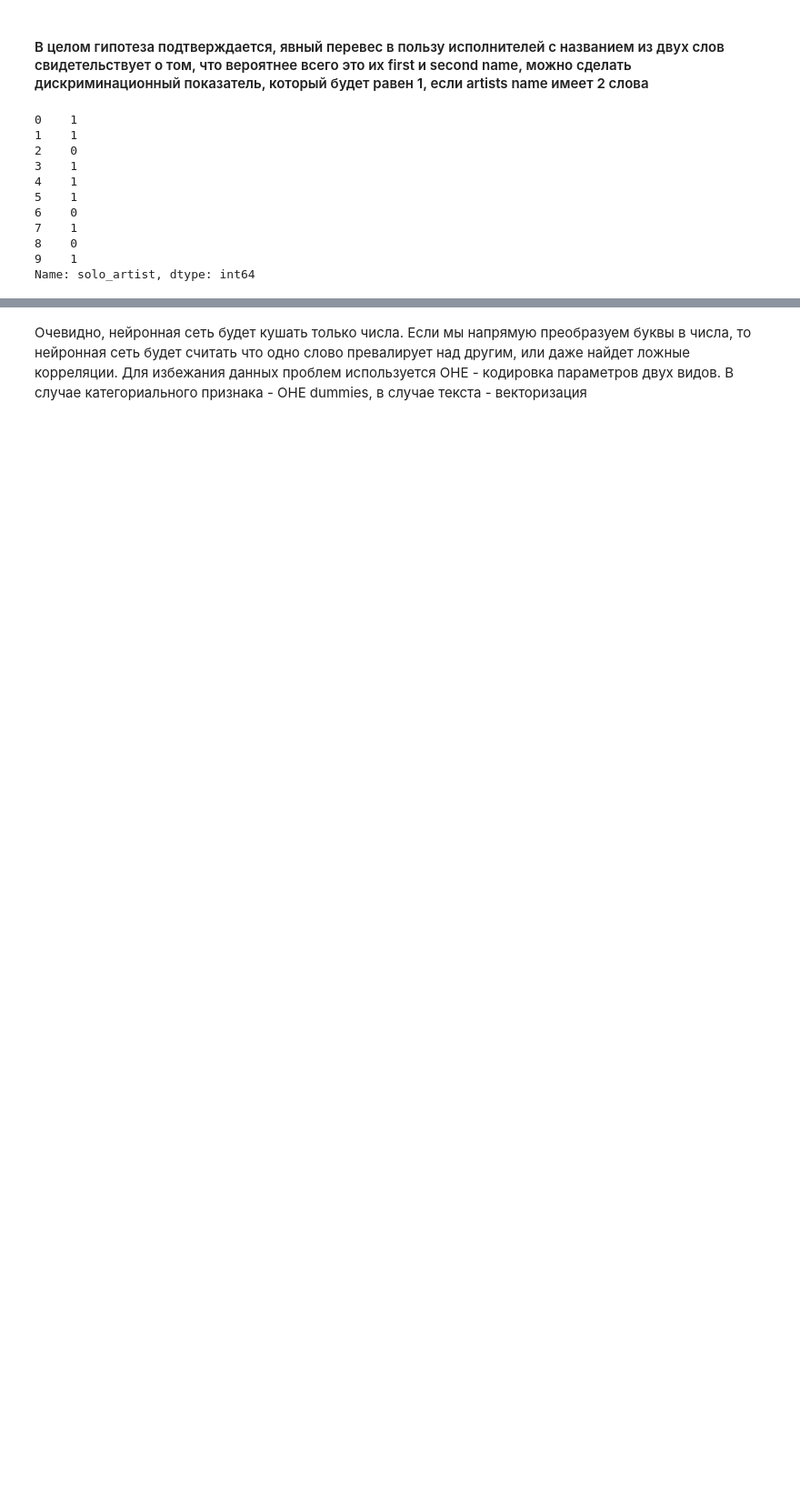
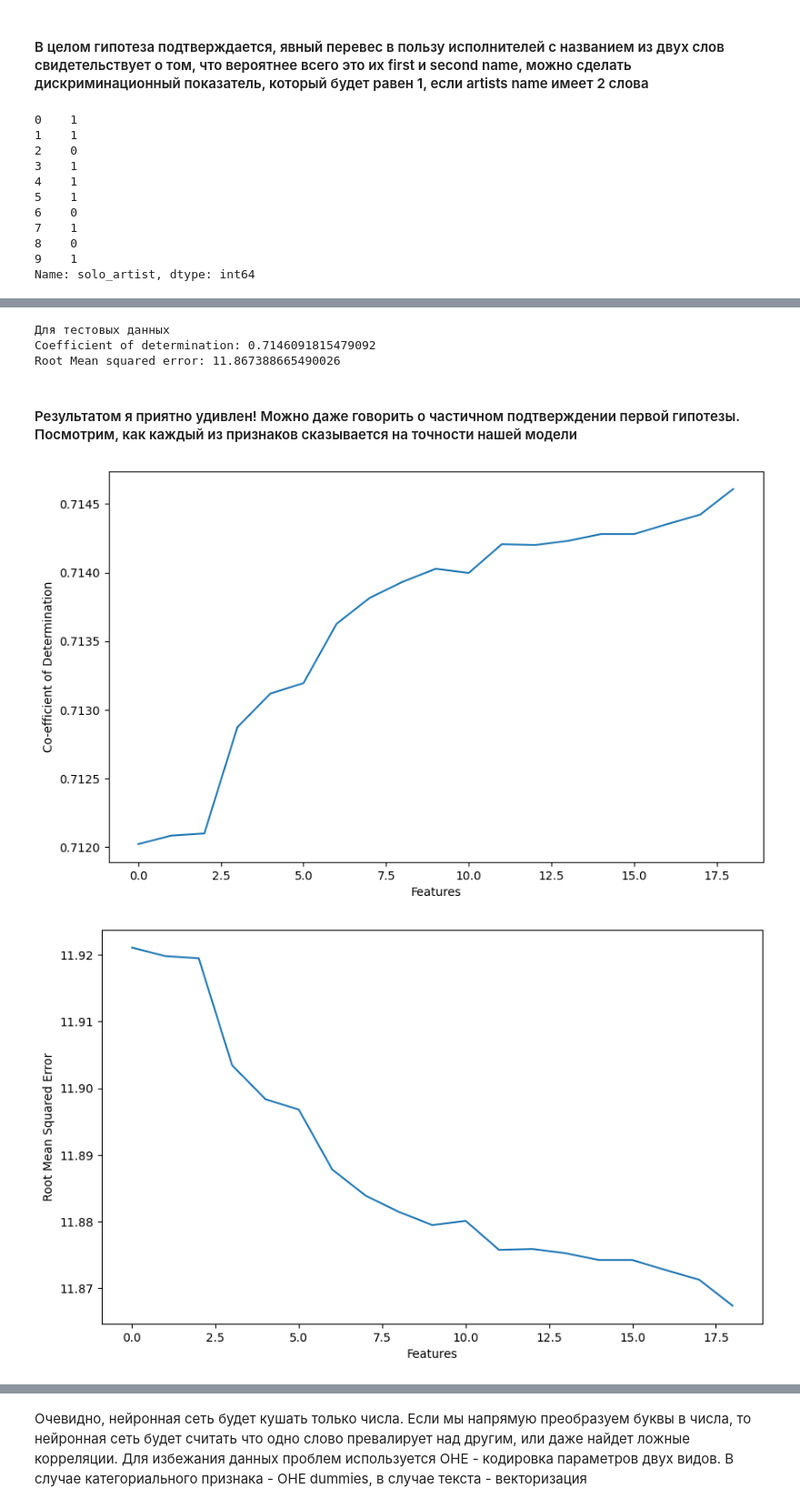
Before and after one commit to FelixShuic/spotify_model, a Jupyter notebook: duration.ipynb, the cells around one changed output, grey strips where cells are left out. Shown at 91% size. Saved outputs shown, nothing was run; the diff lists cells and outputs as text; code cells hidden in the pictures; blank space fills up the shorter version.

Commit message:
Linear regression and research upd1

```diff
--- a/duration.ipynb
+++ b/duration.ipynb
@@ -627,0 +716,4 @@ Name: solo_artist, dtype: int64
+# %%
+X_train, X_test, y_train, y_test = train_test_split(X, y, test_size=0.2, random_state=42)
+# %%
+lin_reg = LinearRegression().fit(X_train, y_train)
@@ -627,0 +730,38 @@ Name: solo_artist, dtype: int64
+# %%
+y_pred = lin_reg.predict(X_test)
+
+print('Для тестовых данных')
+print('Coefficient of determination:', r2_score(y_test, y_pred))
+print('Root Mean squared error:', np.sqrt(mean_squared_error(y_test, y_pred)))
+# %% [output]
+Для тестовых данных
+Coefficient of determination: 0.7146091815479092
+Root Mean squared error: 11.867388665490026
+# %% [markdown]
+#### Результатом я приятно удивлен! Можно даже говорить о частичном подтверждении первой гипотезы. Посмотрим, как каждый из признаков сказывается на точности нашей модели
+# %%
+r_2scores = []
+rmse = []
+
+for i in range(1,20):
+    EX = SelectKBest(f_regression, k =i).fit_transform(X,y)
+    X_train, X_test, y_train, y_test = train_test_split(EX, y, test_size=0.2, random_state=42)
+    lin_reg = LinearRegression().fit(X_train, y_train)
+    y_pred = lin_reg.predict(X_test)
+    rmse.append(np.sqrt(mean_squared_error(y_test, y_pred)))
+    r_2scores.append(r2_score(y_test, y_pred))
+# %%
+plt.figure(figsize = (10,6))
+plt.plot(r_2scores)
+plt.xlabel("Features")
+plt.ylabel("Co-efficient of Determination")
+plt.show()
+
+plt.figure(figsize = (10,6))
+plt.plot(rmse)
+plt.xlabel("Features")
+plt.ylabel("Root Mean Squared Error")
+plt.show()
+# %% [output]
+[figure, added]
+[figure, added]
```
Also changed, not shown: parts of 35 cells of this notebook.
